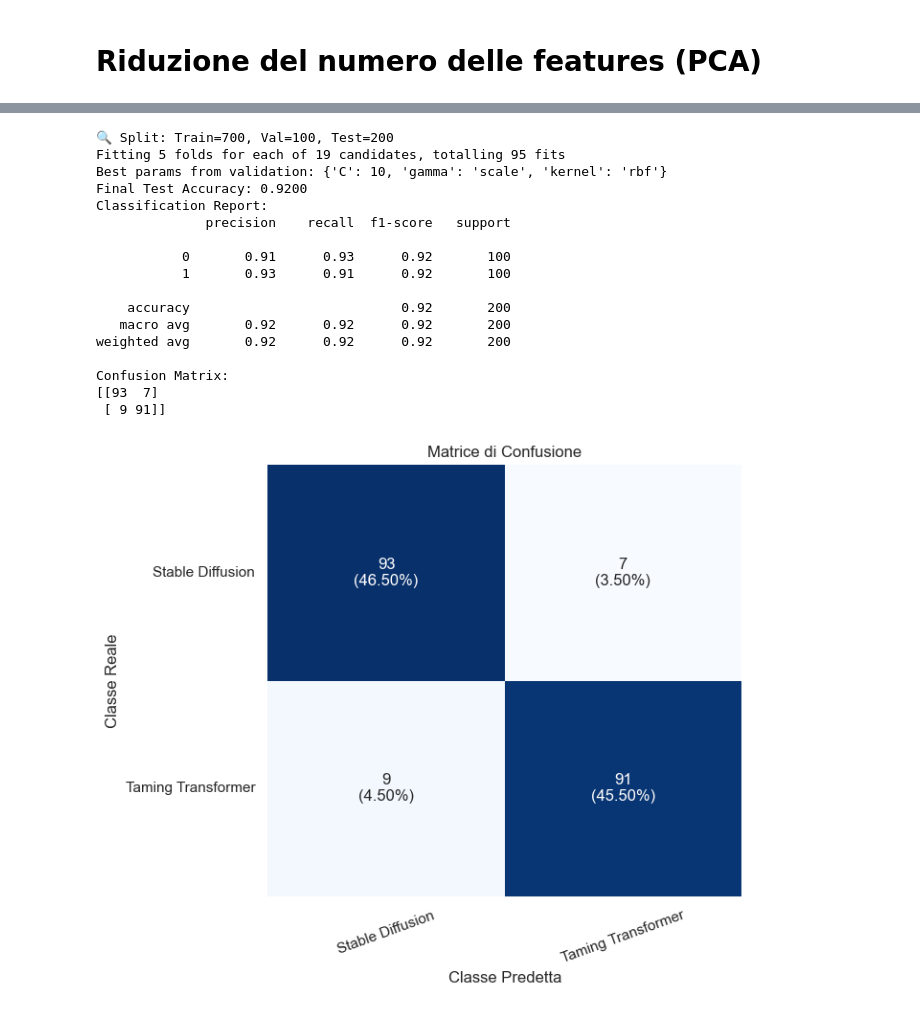
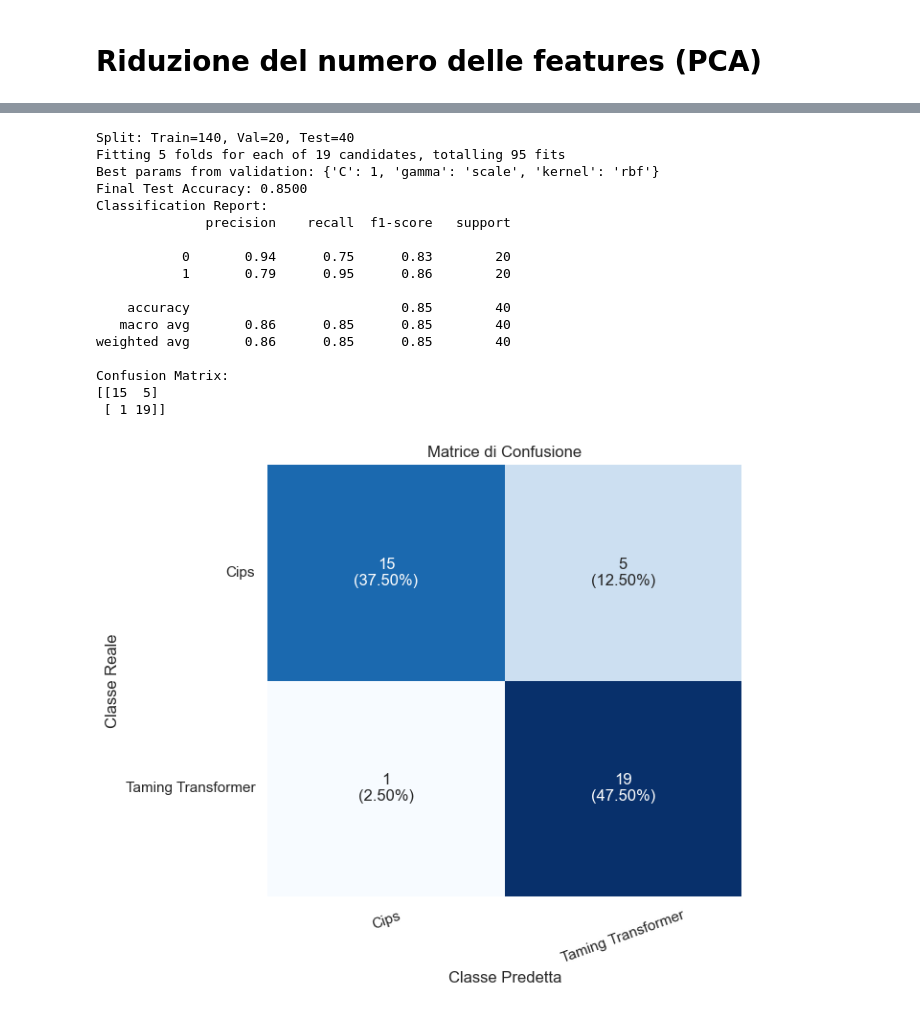
Before and after one commit to mariantonietta-maselli/Progetto_FVAB, a Jupyter notebook: SVM.ipynb, the cells around one changed output, grey strips where cells are left out. Cells and saved outputs as stored; diff of their text form; code cells hidden in the pictures.

```diff
--- a/SVM.ipynb
+++ b/SVM.ipynb
@@ -20,7 +20,7 @@ from sklearn.preprocessing import LabelEncoder
 import plotly.express as px
 # %%
 # Scelta modelli
-model_a = {'stable_diffusion'}
+model_a = {'cips'}
 model_b = {'taming_transformer'}
 # %%
 class ImageFolder(Dataset):
@@ -342,6 +414,9 @@ Shape dopo PCA: (1000, 3)
 # %%
 df = pd.DataFrame(features_pca, columns=['PC1', 'PC2', 'PC3'])
 df['label'] = labels
+
+df.__name__ = "df_reduced"
+model_name = f"{list(model_a)[0]}_vs_{list(model_b)[0]}"
 
 fig = px.scatter_3d(
     df, x='PC1', y='PC2', z='PC3',
@@ -350,6 +425,10 @@ fig = px.scatter_3d(
     opacity=0.7
 )
 fig.show()
+
+#Salvataggio plot 3D PCA
+output_dir = get_unique_output_dir(model_name=model_name, dataset_name=df.__name__)
+fig.write_html(os.path.join(output_dir, "pca_3d_plot.html"))
 # %%
 # Seleziona solo le colonne delle feature
 feat_cols = [c for c in df_full.columns if c.startswith('feat_')]
@@ -392,3 +471,12 @@ Shape ridotto: (1000, 396)
 # %%
-train_SVM(df_reduced)
+df.__name__ = "df_reduced"
+
+# Crea la stringa tipo "cips_vs_taming_transformer"
+model_name = f"{list(model_a)[0]}_vs_{list(model_b)[0]}"
+
+# Crea output_dir con test_size incluso nel nome
+output_dir = get_unique_output_dir(model_name=model_name, dataset_name=df.__name__)
+
+# Lancia il training passando output_dir e test_size
+train_SVM(df_reduced, output_dir=output_dir)
 # %% [output]
@@ -413,3 +501,14 @@ Confusion Matrix:
 # %%
-train_SVM(df_reduced, test_size=0.3)
+
+df.__name__ = "df_reduced"
+
+# Crea la stringa tipo "cips_vs_taming_transformer"
+model_name = f"{list(model_a)[0]}_vs_{list(model_b)[0]}"
+
+
+# Crea output_dir con test_size incluso nel nome
+output_dir = get_unique_output_dir(model_name=model_name, dataset_name=df.__name__,  test_size=0.3)
+
+# Lancia il training passando output_dir e test_size
+train_SVM(df_reduced, test_size=0.3, output_dir=output_dir)
 # %% [output]
@@ -434,21 +533,30 @@ Confusion Matrix:
 # %%
-train_SVM(df_reduced, test_size=0.2)
+df.__name__ = "df_reduced"
+
+# Crea la stringa tipo "cips_vs_taming_transformer"
+model_name = f"{list(model_a)[0]}_vs_{list(model_b)[0]}"
+
+# Crea output_dir con test_size incluso nel nome
+output_dir = get_unique_output_dir(model_name=model_name, dataset_name=df.__name__,  test_size=0.2)
+
+# Lancia il training passando output_dir e test_size
+train_SVM(df_reduced, test_size=0.2, output_dir=output_dir)
 # %% [output]
-🔍 Split: Train=700, Val=100, Test=200
+Split: Train=140, Val=20, Test=40
 Fitting 5 folds for each of 19 candidates, totalling 95 fits
-Best params from validation: {'C': 10, 'gamma': 'scale', 'kernel': 'rbf'}
-Final Test Accuracy: 0.9200
+Best params from validation: {'C': 1, 'gamma': 'scale', 'kernel': 'rbf'}
+Final Test Accuracy: 0.8500
 Classification Report:
               precision    recall  f1-score   support
 
-           0       0.91      0.93      0.92       100
-           1       0.93      0.91      0.92       100
+           0       0.94      0.75      0.83        20
+           1       0.79      0.95      0.86        20
 
-    accuracy                           0.92       200
-   macro avg       0.92      0.92      0.92       200
-weighted avg       0.92      0.92      0.92       200
+    accuracy                           0.85        40
+   macro avg       0.86      0.85      0.85        40
+weighted avg       0.86      0.85      0.85        40
 
 Confusion Matrix:
-[[93  7]
- [ 9 91]]
+[[15  5]
+ [ 1 19]]
-[figure, old version]
+[figure, new version]
```
Also changed, not shown: parts of 11 cells of this notebook, 13 other files.
